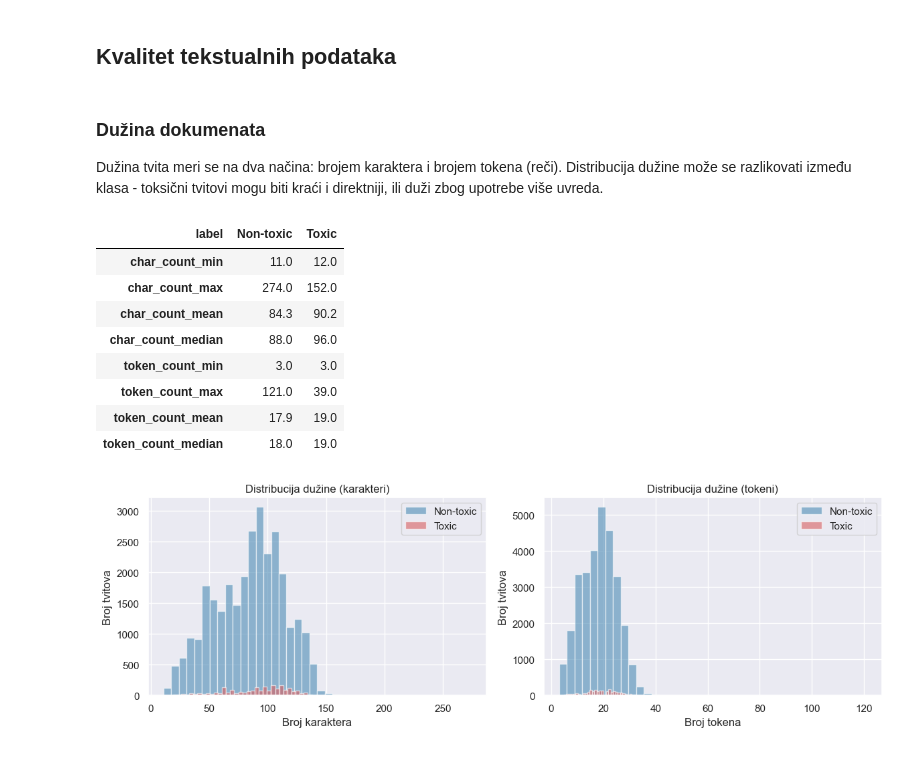
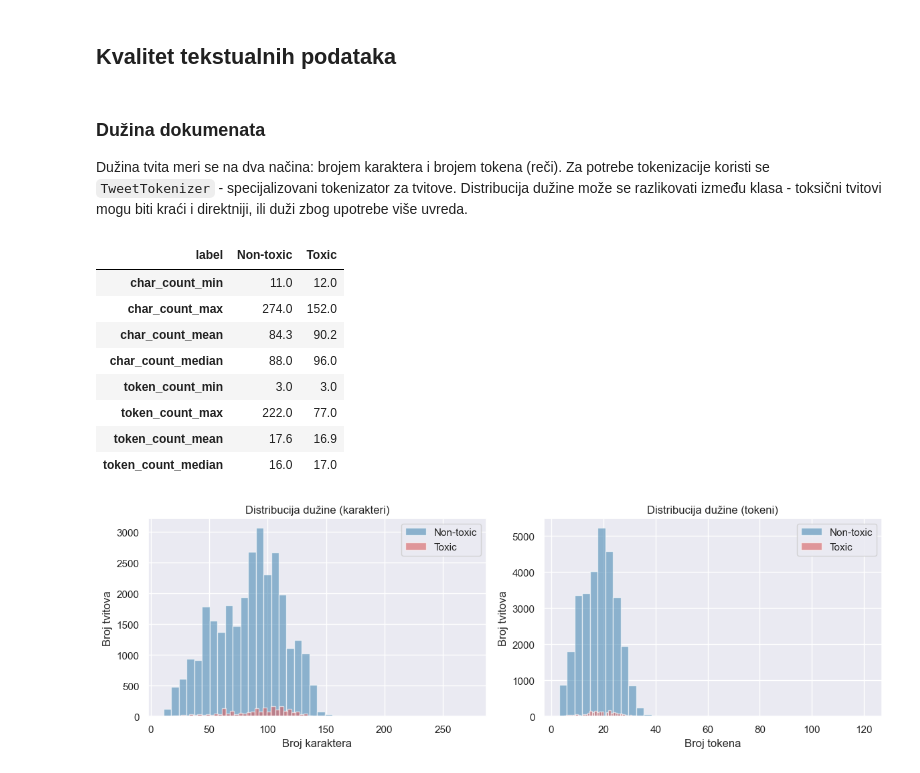
Before and after one commit to paunovicjovan/data-preprocessing-for-ml-2, a Jupyter notebook: Prakticni deo/Toxic Tweets Classification.ipynb, the cells around one changed output. Saved outputs shown, nothing was run; the diff lists cells and outputs as text; code cells hidden in the pictures.

```diff
--- a/Prakticni deo/Toxic Tweets Classification.ipynb
+++ b/Prakticni deo/Toxic Tweets Classification.ipynb
@@ -110,25 +94,26 @@ plt.show()
 # %% [markdown]
 ### Dužina dokumenata
 
-Dužina tvita meri se na dva načina: brojem karaktera i brojem tokena (reči). Distribucija dužine može se razlikovati između klasa - toksični tvitovi mogu biti kraći i direktniji, ili duži zbog upotrebe više uvreda.
+Dužina tvita meri se na dva načina: brojem karaktera i brojem tokena (reči). Za potrebe tokenizacije koristi se `TweetTokenizer` - specijalizovani tokenizator za tvitove. Distribucija dužine može se razlikovati između klasa - toksični tvitovi mogu biti kraći i direktniji, ili duži zbog upotrebe više uvreda.
 # %%
+tknzr = TweetTokenizer()
 df['char_count'] = df['tweet'].str.len()
-df['token_count'] = df['tweet'].apply(lambda x: len(word_tokenize(str(x))))
+df['token_count'] = df['tweet'].apply(lambda x: len(tknzr.tokenize(str(x))))
 
 stats = df.groupby('label')[['char_count', 'token_count']].agg(['min', 'max', 'mean', 'median'])
 stats.columns = ['_'.join(c) for c in stats.columns]
 stats.index = stats.index.map({0: 'Non-toxic', 1: 'Toxic'})
 stats.round(1).T
 # %% [output]
 | label | Non-toxic | Toxic |
 | char_count_min | 11.0 | 12.0 |
 | char_count_max | 274.0 | 152.0 |
 | char_count_mean | 84.3 | 90.2 |
 | char_count_median | 88.0 | 96.0 |
 | token_count_min | 3.0 | 3.0 |
-| token_count_max | 121.0 | 39.0 |
-| token_count_mean | 17.9 | 19.0 |
-| token_count_median | 18.0 | 19.0 |
+| token_count_max | 222.0 | 77.0 |
+| token_count_mean | 17.6 | 16.9 |
+| token_count_median | 16.0 | 17.0 |
 # %%
 label_map = {0: 'Non-toxic', 1: 'Toxic'}
 colors = {'Non-toxic': '#4C8BB5', 'Toxic': '#D95F5F'}
```
Also changed, not shown: parts of 11 cells of this notebook.
